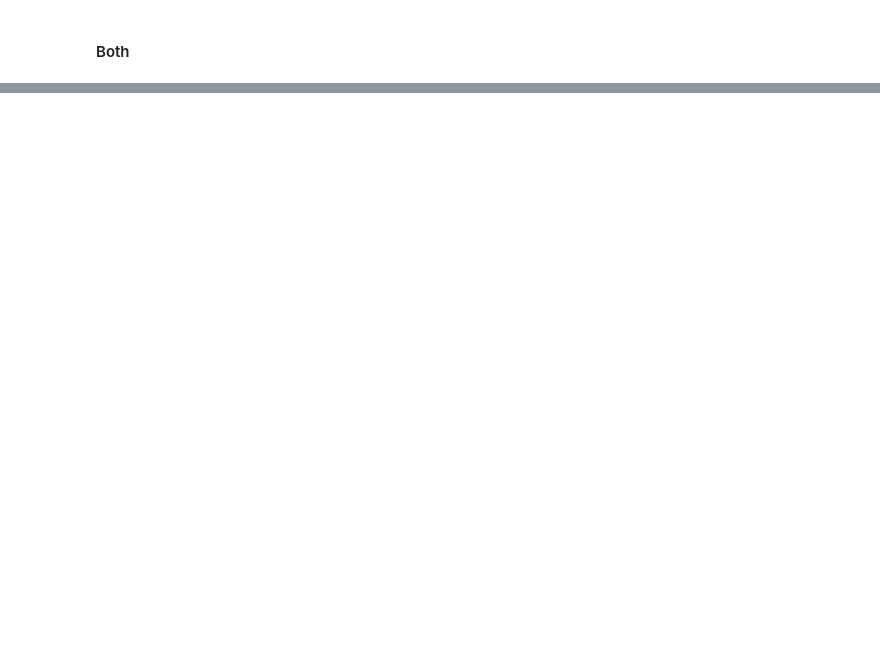
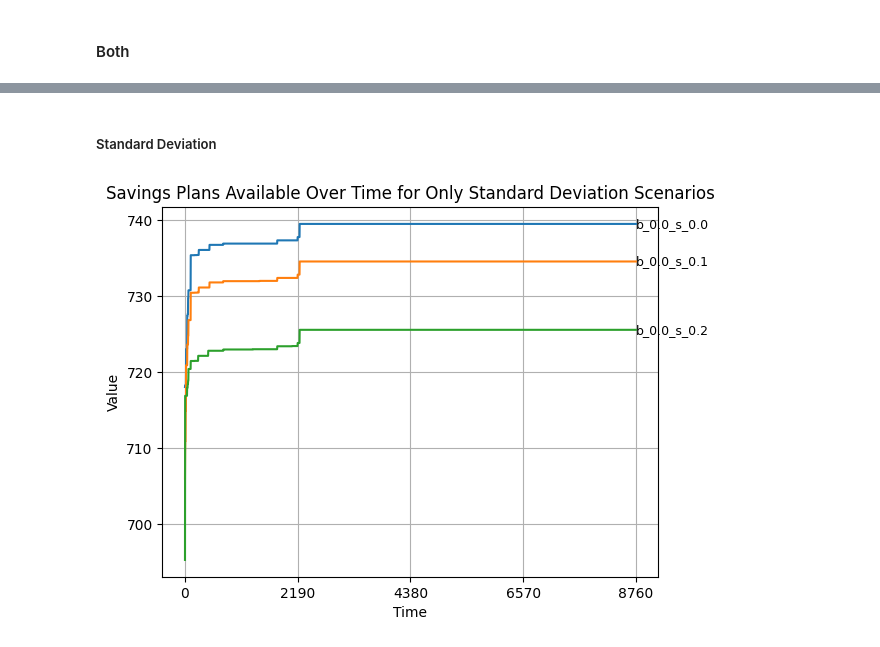
Before and after one commit to ufcg-lsd/forecast_error_cap_planning, a Jupyter notebook: src/result_analysis/plots.ipynb, the cells around one changed output, grey strips where cells are left out. Saved outputs shown, nothing was run; the diff lists cells and outputs as text; code cells hidden in the pictures; blank space fills up the shorter version.

```diff
--- a/src/result_analysis/plots.ipynb
+++ b/src/result_analysis/plots.ipynb
@@ -118,0 +187,27 @@ plt.show()
+# %% [markdown]
+##### Standard Deviation
+# %%
+for col in df_sp_purchases.columns:
+    bias = float(col.split('_')[1])
+    if bias == 0:
+        line, = plt.plot(df_sp_purchases.index, df_sp_purchases[col])
+
+        plt.text(
+            df_sp_purchases.index[-1],
+            df_sp_purchases[col].iloc[-1],
+            col,
+            color="black",
+            fontsize=9,
+            va="center", ha="left"
+        )
+
+plt.xlabel("Time")
+plt.ylabel("Value")
+plt.title("Savings Plans Available Over Time for Only Standard Deviation Scenarios")
+plt.grid(True)
+
+plt.xticks(ticks=range(0, len(df_sp_purchases.index) + 1, 2190))
+
+plt.show()
+# %% [output]
+[figure, added]
```
Also changed, not shown: parts of 26 cells of this notebook.
